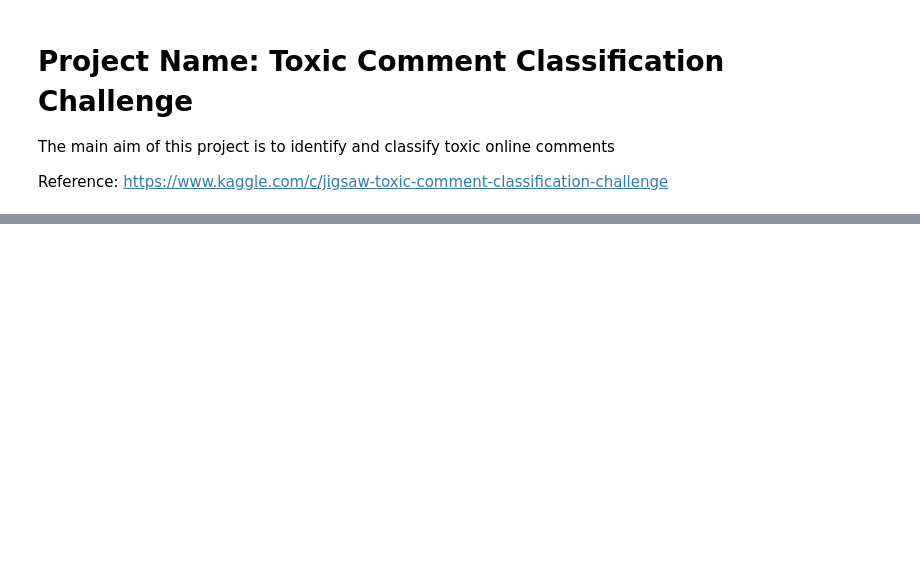
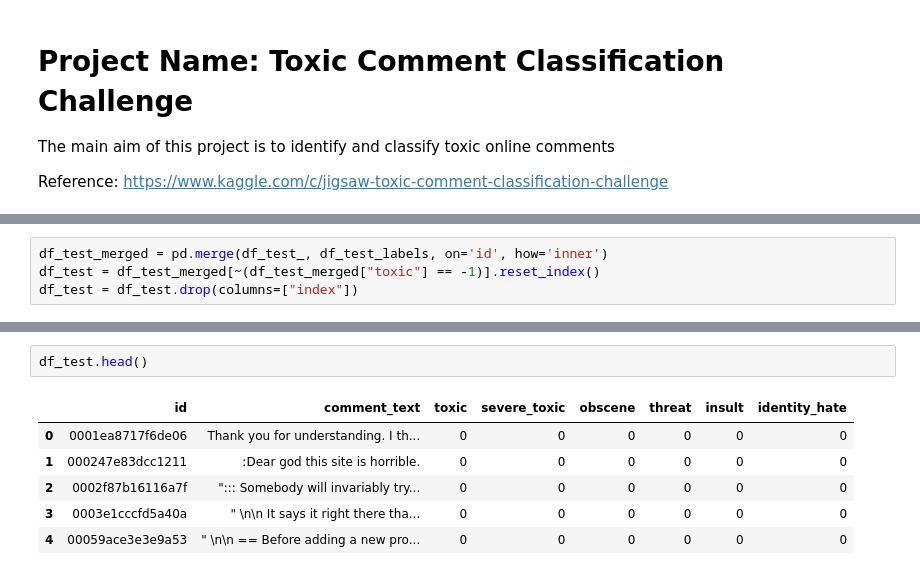
Before and after one commit to Clarkson-Applied-Data-Science/2024_ia653_Akula_Pendyala, a Jupyter notebook: toxicCommentsClassification_nb.ipynb, the cells around one changed output, grey strips where cells are left out. Cells and saved outputs as stored; diff of their text form; blank space fills up the shorter version.

```diff
--- a/toxicCommentsClassification_nb.ipynb
+++ b/toxicCommentsClassification_nb.ipynb
@@ -185,0 +73,4 @@ F1 Score: 0.08
+# %%
+df_test_merged = pd.merge(df_test_, df_test_labels, on='id', how='inner')
+df_test = df_test_merged[~(df_test_merged["toxic"] == -1)].reset_index()
+df_test = df_test.drop(columns=["index"])
@@ -185,0 +106,9 @@ F1 Score: 0.08
+# %%
+df_test.head()
+# %% [output]
+|  | id | comment_text | toxic | severe_toxic | obscene | threat | insult | identity_hate |
+| 0 | 0001ea8717f6de06 | Thank you for understanding. I th... | 0 | 0 | 0 | 0 | 0 | 0 |
+| 1 | 000247e83dcc1211 | :Dear god this site is horrible. | 0 | 0 | 0 | 0 | 0 | 0 |
+| 2 | 0002f87b16116a7f | "::: Somebody will invariably try... | 0 | 0 | 0 | 0 | 0 | 0 |
+| 3 | 0003e1cccfd5a40a | " \n\n It says it right there tha... | 0 | 0 | 0 | 0 | 0 | 0 |
+| 4 | 00059ace3e3e9a53 | " \n\n == Before adding a new pro... | 0 | 0 | 0 | 0 | 0 | 0 |
```
Also changed, not shown: parts of 56 cells of this notebook, 12 other files.
